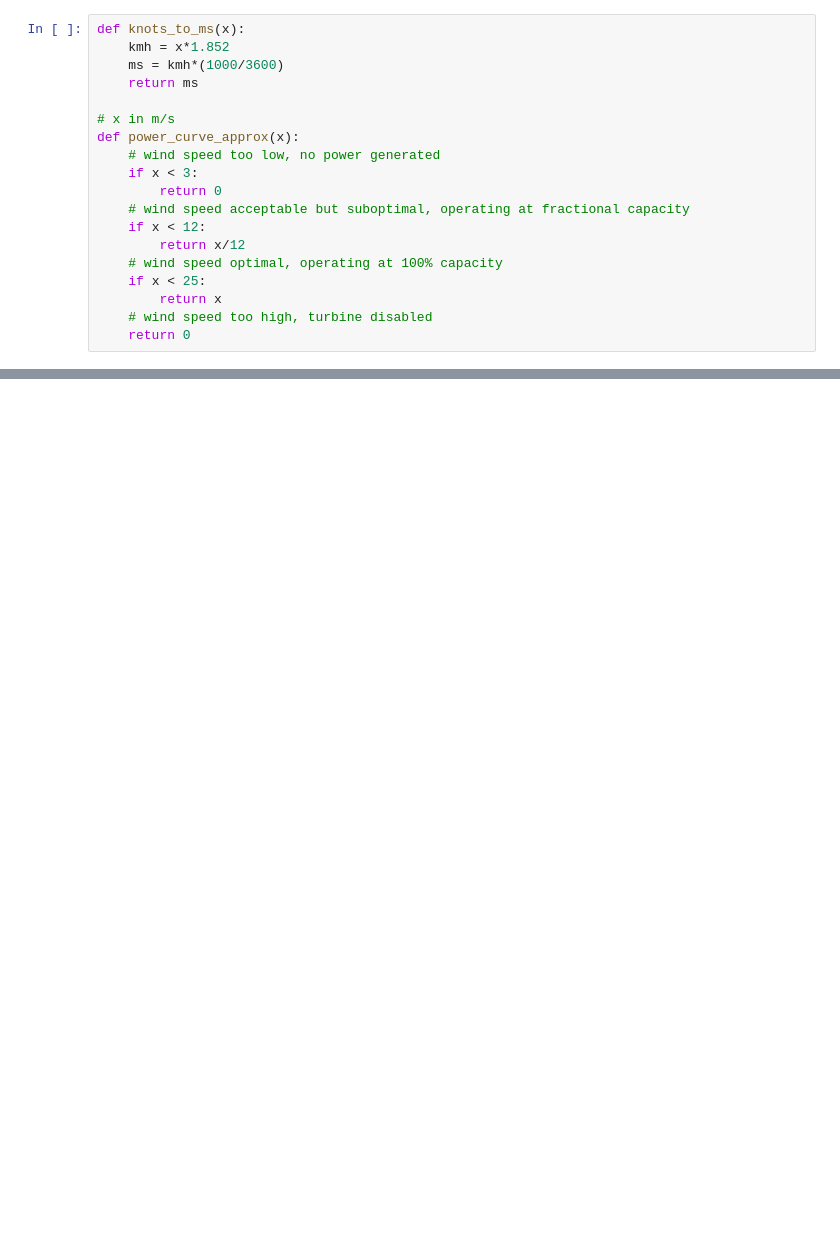
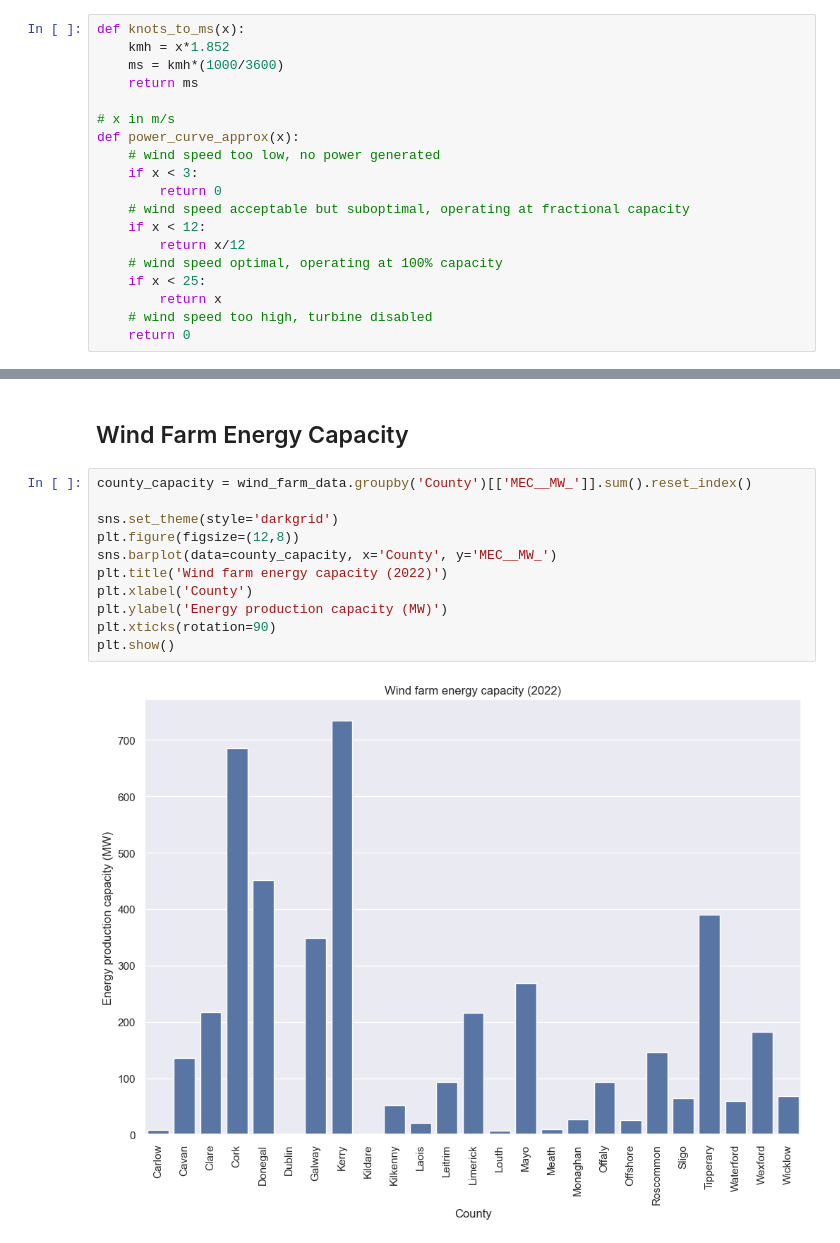
Before and after one commit to Cking313/programming_for_data_analytics, a Jupyter notebook: project/analysis.ipynb, the cells around one changed output, grey strips where cells are left out. Drawn from its saved outputs; the diff is of its cells as text; blank space fills up the shorter version.

```diff
--- a/project/analysis.ipynb
+++ b/project/analysis.ipynb
@@ -59,0 +142,15 @@ def power_curve_approx(x):
+# %% [markdown]
+## Wind Farm Energy Capacity
+# %%
+county_capacity = wind_farm_data.groupby('County')[['MEC__MW_']].sum().reset_index()
+
+sns.set_theme(style='darkgrid')
+plt.figure(figsize=(12,8))
+sns.barplot(data=county_capacity, x='County', y='MEC__MW_')
+plt.title('Wind farm energy capacity (2022)')
+plt.xlabel('County')
+plt.ylabel('Energy production capacity (MW)')
+plt.xticks(rotation=90)
+plt.show()
+# %% [output]
+[figure, added]
```
Also changed, not shown: parts of 30 cells of this notebook, 2 other files.
